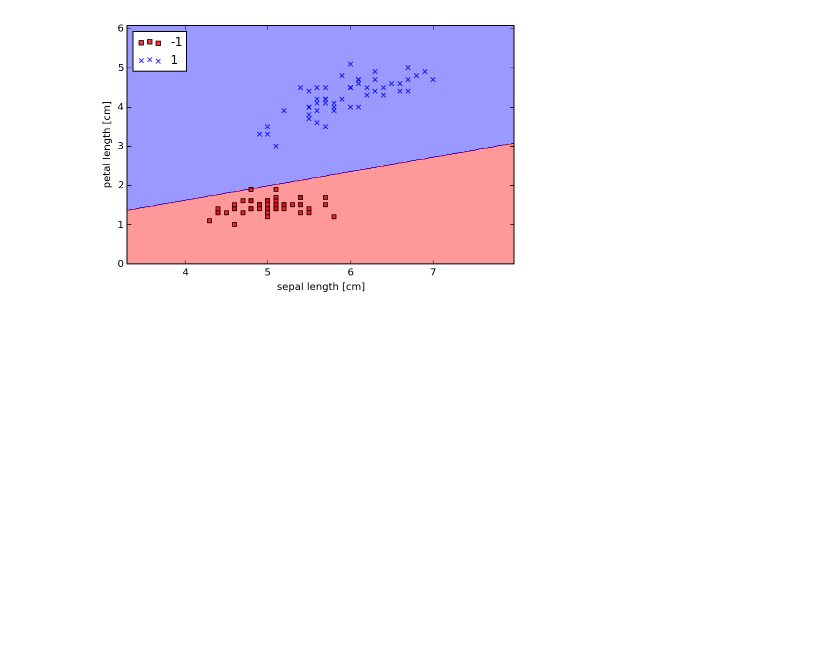
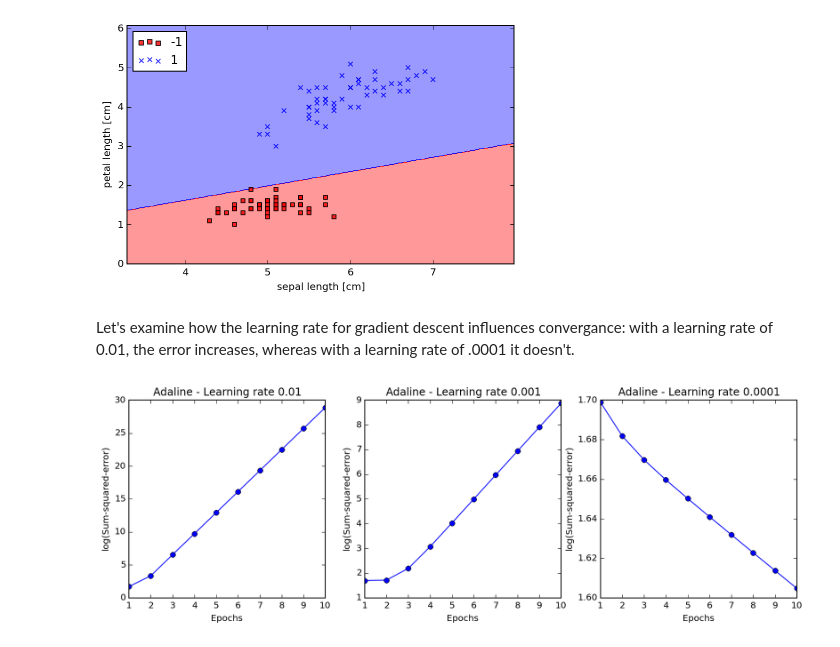
Before and after one commit to krosaen/ml-study, a Jupyter notebook: python-ml-book/ch02/ch02.ipynb, the cells around one changed output. Cells and saved outputs as stored; diff of their text form; code cells hidden in the pictures; blank space fills up the shorter version.

Commit message:
adeline after feature scaling

```diff
--- a/python-ml-book/ch02/ch02.ipynb
+++ b/python-ml-book/ch02/ch02.ipynb
@@ -272,3 +274,23 @@ plt.show()
 plot_decision_regions(plt, sepal_petal_rows, y, adeline, weights_log[-1])
 # %% [output]
 [figure]
+# %% [markdown]
+Let's examine how the learning rate for gradient descent influences convergance: with a learning rate of 0.01, the error increases, whereas with a learning rate of .0001 it doesn't.
+# %%
+learning_rates = [.01, .001, .0001]
+
+fig, ax = plt.subplots(nrows=1, ncols=len(learning_rates), figsize=(4.5*len(learning_rates), 4))
+
+for i, learning_rate in enumerate(learning_rates):
+    adeline, weights_log, errors_log = train_adeline(
+        sepal_petal_rows, y,
+        learning_rate=learning_rate,
+        max_training_iterations=10)
+    ax[i].plot(range(1, len(errors_log) + 1), np.log10(errors_log), marker='o')
+    ax[i].set_xlabel('Epochs')
+    ax[i].set_ylabel('log(Sum-squared-error)')
+    ax[i].set_title('Adaline - Learning rate %s' % learning_rate)
+
+plt.show()
+# %% [output]
+[figure, added]
```
Also changed, not shown: parts of 6 cells of this notebook, 2 other files.
